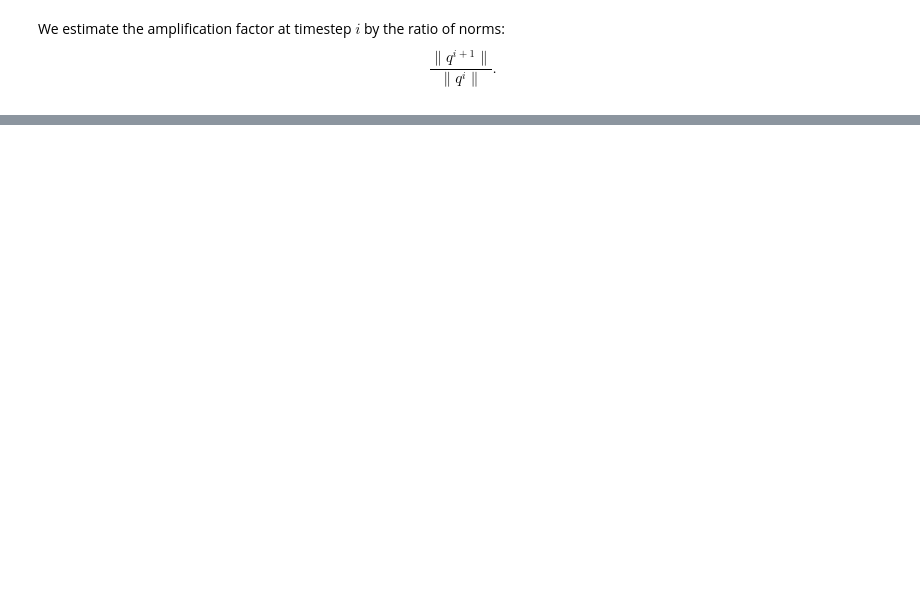
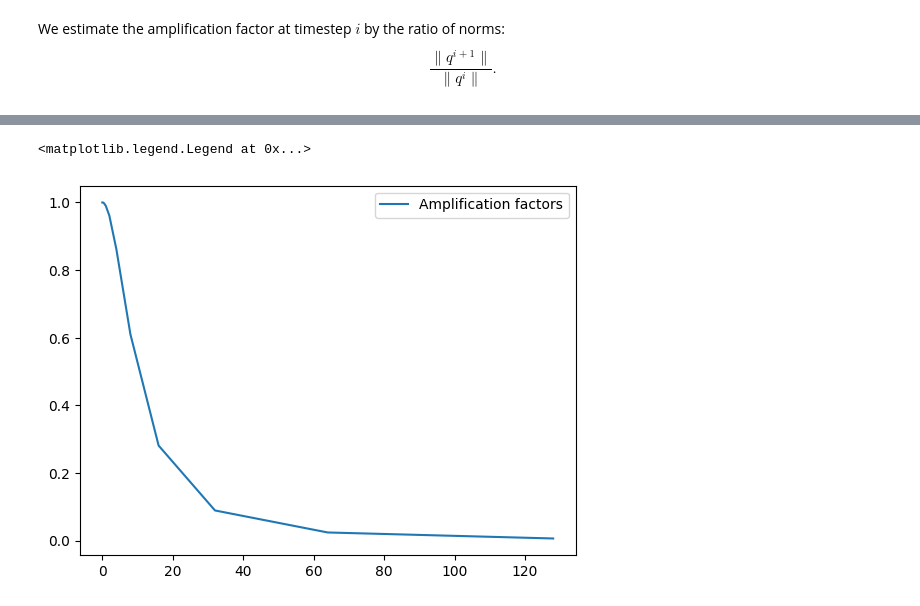
Before and after one commit to matthew92647/UROP-Inner-Solve-Convergence-for-ParaDiag-Schemes, a Jupyter notebook: amplification_factor_heat.ipynb, the cells around one changed output, grey strips where cells are left out. Cells and saved outputs as stored; diff of their text form; code cells hidden in the pictures; blank space fills up the shorter version.

```diff
--- a/amplification_factor_heat.ipynb
+++ b/amplification_factor_heat.ipynb
@@ -163,0 +188,34 @@ plt.show()
+# %%
+freqs = [2**i for i in range(-8, 8)]
+print(freqs)
+nx = 128
+out = []
+for freq in freqs:
+    # rebuild mesh and operators for this nx
+    mesh = np.linspace(start=-lx/2, stop=lx/2, num=nx, endpoint=False)
+    dx = lx / nx
+    M = sparse_circulant([1], nx)
+    L = sparse_circulant(gradient_stencil(2, order=2), nx)
+    K = -(alpha / dx**2) * L
+
+    A0 = -M/dt + (1 - theta) * K
+    A1 = M/dt + theta * K
+    A1.solve = spla.factorized(A1.tocsc())
+
+    # initial condition
+    qinit = np.cos(mesh * freq)
+    q = np.zeros((nt+1, nx))
+    q[0] = qinit
+
+    # time-stepping
+    for i in range(nt-1):
+        q[i+1] = A1.solve(-A0 @ q[i])
+
+    # first-step amplification
+    amp = np.linalg.norm(q[1]) / np.linalg.norm(q[0])
+    out.append(amp)
+
+    nx *= 2  # prepare for next run
+    print("time")
+
+out
@@ -163,0 +256,6 @@ plt.show()
+# %%
+plt.plot(freqs, out, label='Amplification factors')
+plt.legend()
+# %% [output]
+<matplotlib.legend.Legend at 0x...>
+[figure, added]
```
Also changed, not shown: parts of 11 cells of this notebook, 1 other file.
